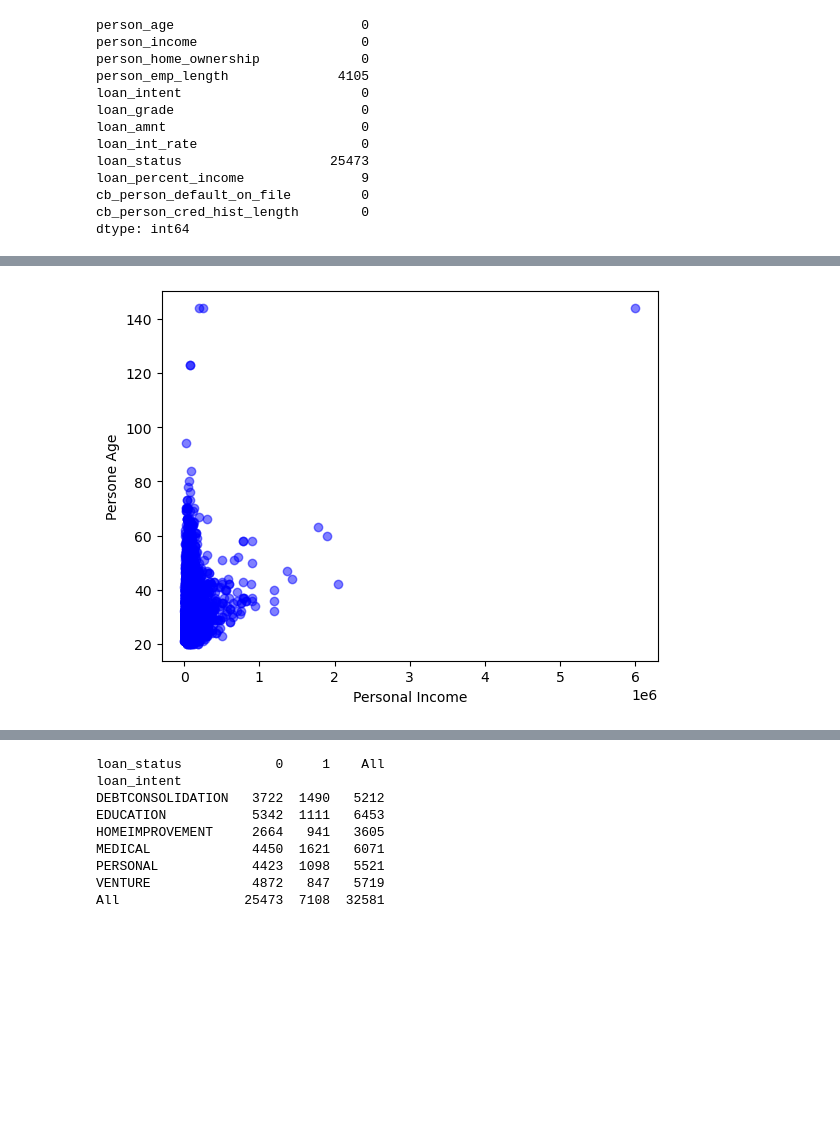
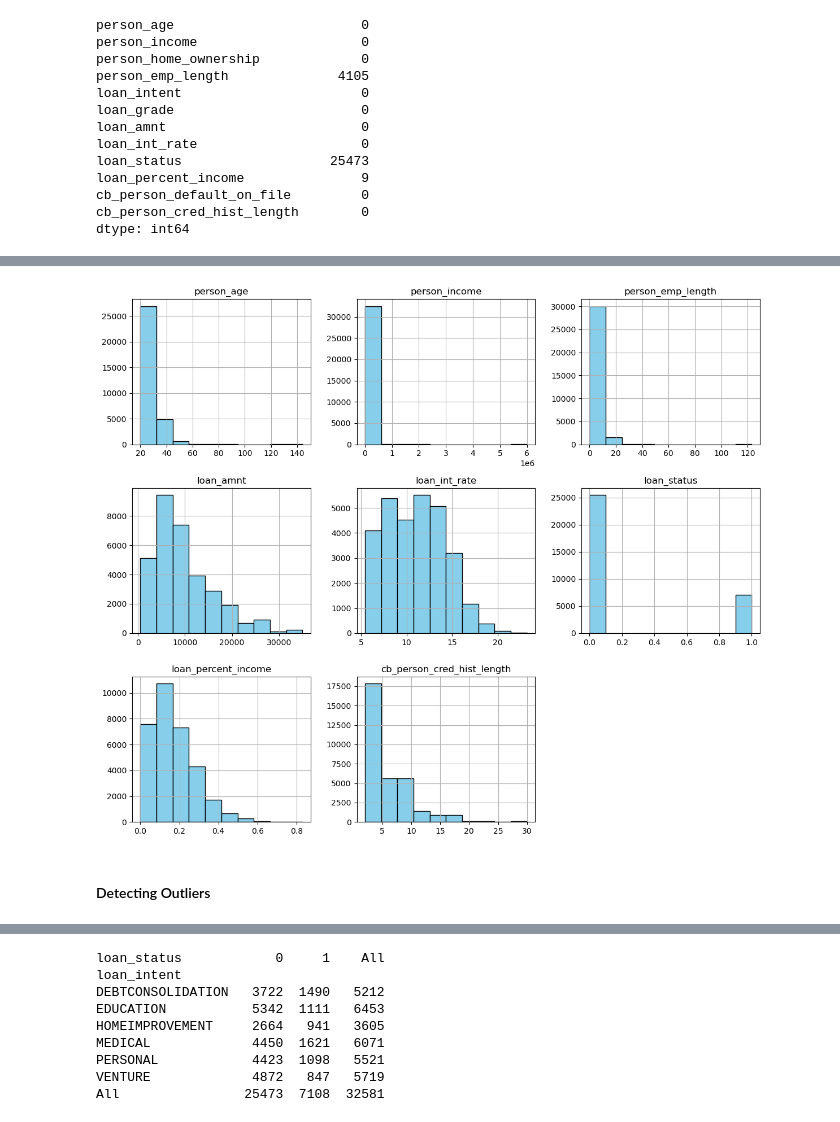
Before and after one commit to rsmythrepo/Credit-Risk-Modeling, a Jupyter notebook: Credit Risk Modeling.ipynb, the cells around one changed output, grey strips where cells are left out. Drawn from its saved outputs; the diff is of its cells as text; code cells hidden in the pictures; blank space fills up the shorter version.

```diff
--- a/Credit Risk Modeling.ipynb
+++ b/Credit Risk Modeling.ipynb
@@ -132,8 +195,8 @@ plt.show()
-# %%
-# Plot a scatter plot of income against age
-plt.scatter(df['person_income'], df['person_age'],c='blue', alpha=0.5)
-plt.xlabel('Personal Income')
-plt.ylabel('Persone Age')
-plt.show()
-# %% [output]
-[figure, old version]
+# %%
+df.hist(figsize=(12, 10), color='skyblue', edgecolor='black')
+plt.tight_layout()
+plt.show()
+# %% [output]
+[figure, added]
+# %% [markdown]
+#### Detecting Outliers
```
Also changed, not shown: parts of 32 cells of this notebook.
